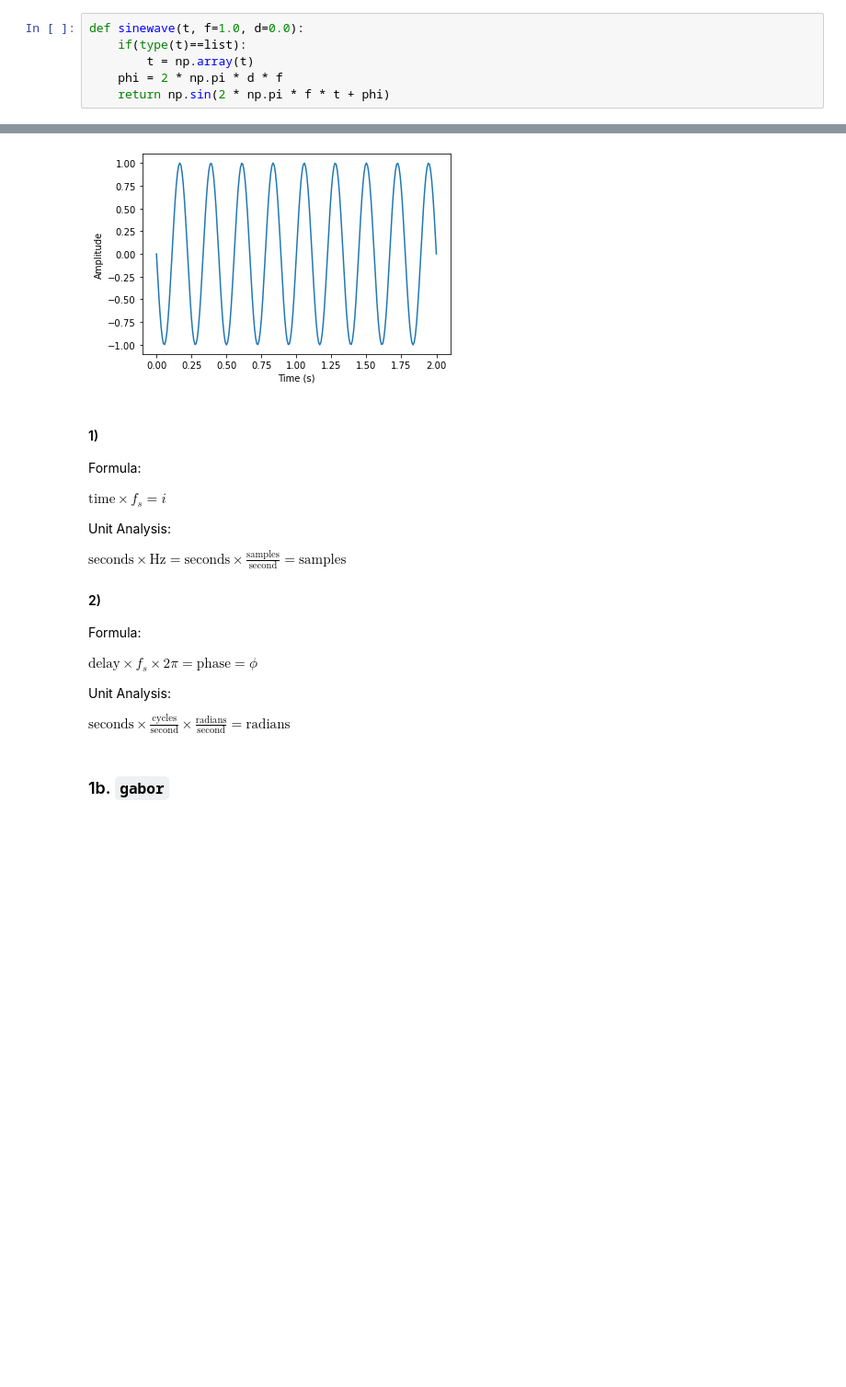
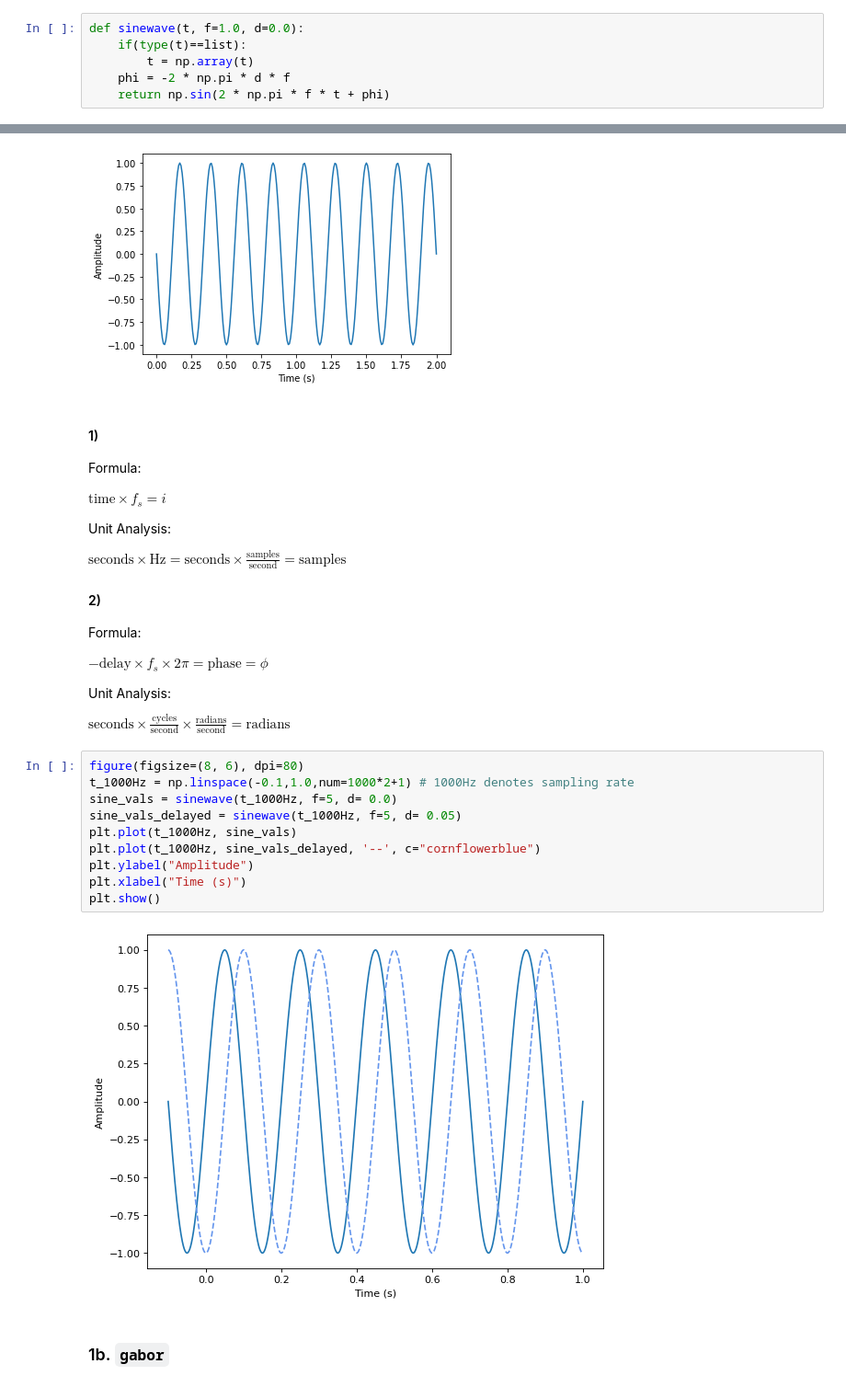
Before and after one commit to johnmays/CSDS_364_HW, a Jupyter notebook: A1/464-A1b-jkm100.ipynb, the cells around one changed output, grey strips where cells are left out. Shown: that part at 92% size. Cells and saved outputs as stored; diff of their text form; blank space fills up the shorter version.

```diff
--- a/A1/464-A1b-jkm100.ipynb
+++ b/A1/464-A1b-jkm100.ipynb
@@ -13,5 +15,5 @@ import matplotlib.pyplot as plt
 def sinewave(t, f=1.0, d=0.0):
     if(type(t)==list):
         t = np.array(t)
-    phi = 2 * np.pi * d * f
+    phi = -2 * np.pi * d * f
     return np.sin(2 * np.pi * f * t + phi)
@@ -39,11 +46,23 @@ $\text{seconds} \times \text{Hz}= \text{seconds} \times \frac{\text{samples}}{\t
 #### 2)
 Formula:
 
-$\text{delay} \times f_{s} \times 2\pi = \text{phase} = \phi$
+$-\text{delay} \times f_{s} \times 2\pi = \text{phase} = \phi$
 
 Unit Analysis:
 
 $\text{seconds} \times \frac{\text{cycles}}{\text{second}} \times \frac{\text{radians}}{\text{second}} = \text{radians}$
+# %%
+figure(figsize=(8, 6), dpi=80)
+t_1000Hz = np.linspace(-0.1,1.0,num=1000*2+1) # 1000Hz denotes sampling rate
+sine_vals = sinewave(t_1000Hz, f=5, d= 0.0)
+sine_vals_delayed = sinewave(t_1000Hz, f=5, d= 0.05)
+plt.plot(t_1000Hz, sine_vals)
+plt.plot(t_1000Hz, sine_vals_delayed, '--', c="cornflowerblue")
+plt.ylabel("Amplitude")
+plt.xlabel("Time (s)")
+plt.show()
+# %% [output]
+[figure, added]
 # %% [markdown]
 ### 1b. `gabor`
 # %%
```
Also changed, not shown: parts of 21 cells of this notebook, 2 other files.
